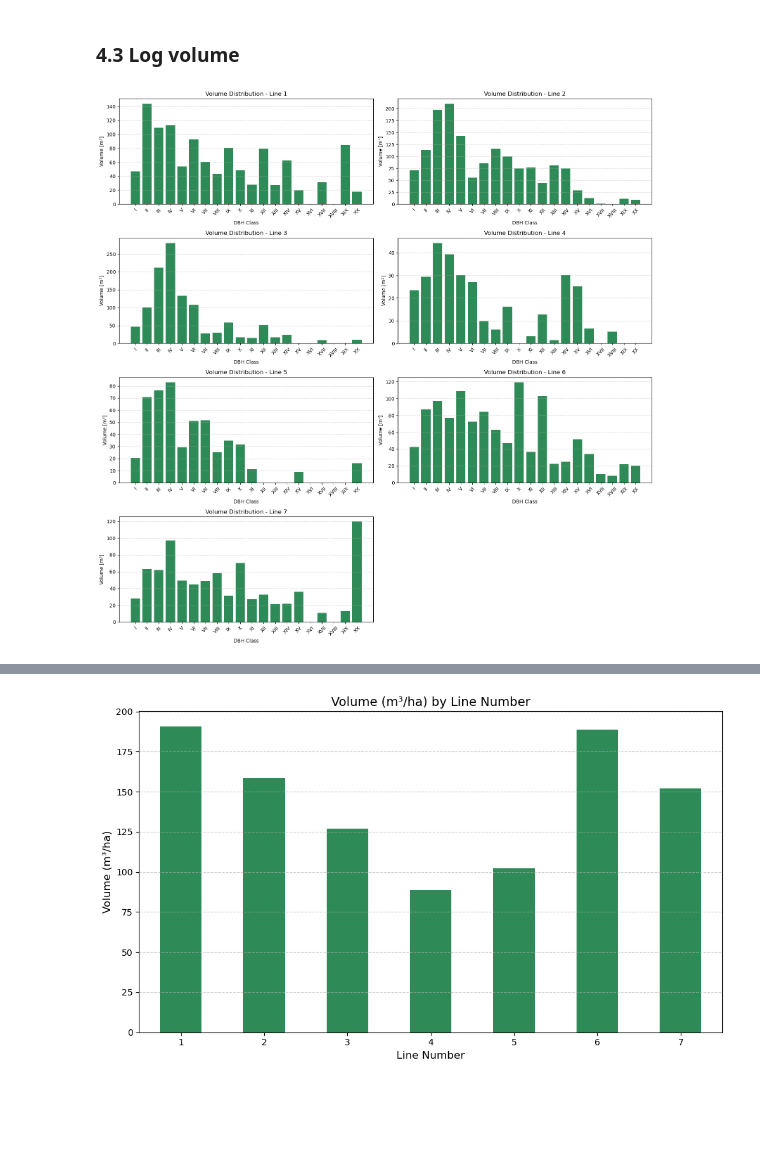
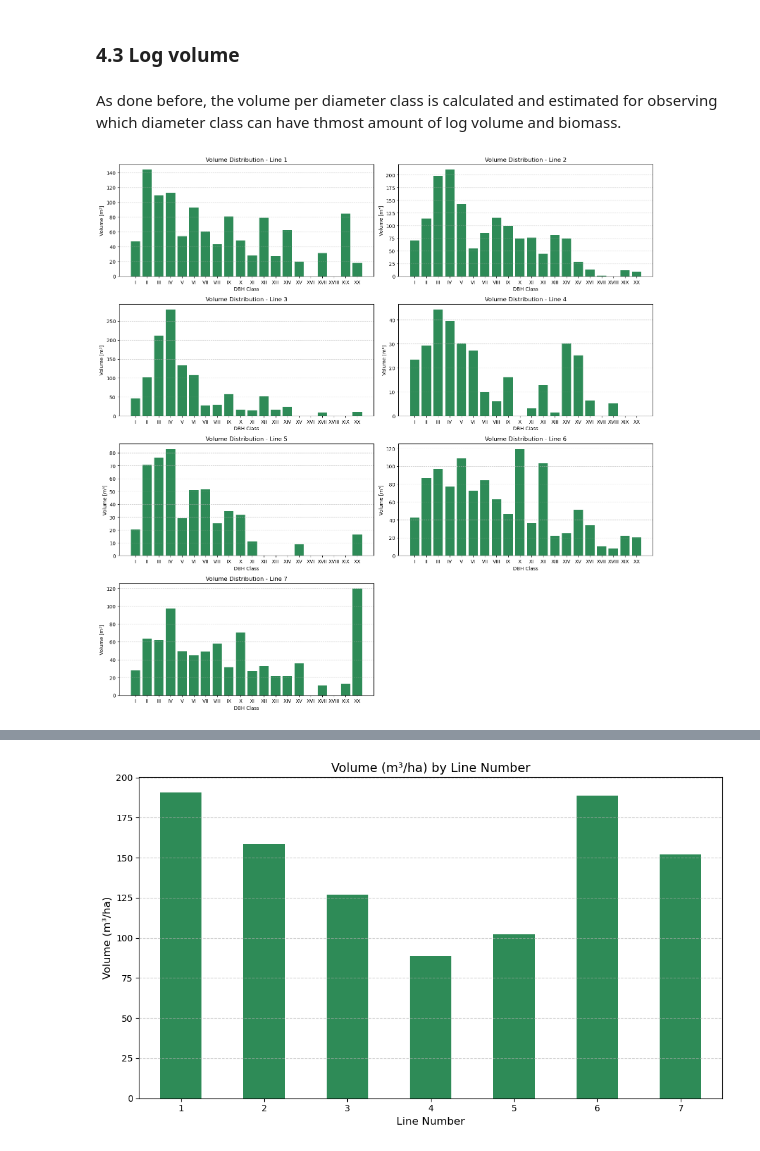
Before and after one commit to miguelif92/IVI-ForstEcol, a Jupyter notebook: notebook/2_diameter_distribution.ipynb, the cells around one changed output, grey strips where cells are left out. Cells and saved outputs as stored; diff of their text form; code cells hidden in the pictures; blank space fills up the shorter version.

```diff
--- a/notebook/2_diameter_distribution.ipynb
+++ b/notebook/2_diameter_distribution.ipynb
@@ -108,7 +113,7 @@ for i, line_num in enumerate(range(1, 8)):
     axes[i].set_ylabel('Number of Trees')
     axes[i].set_title(f'Diameter Distribution - Line {line_num}')
     axes[i].set_xticks(range(len(dbh_class_counts)))
-    axes[i].set_xticklabels(dbh_class_counts.index, rotation=45)
+    axes[i].set_xticklabels(dbh_class_counts.index, rotation=0)
     axes[i].grid(axis='y', linestyle='--', alpha=0.6)
 
 # Hide the last empty subplot
@@ -150,7 +161,7 @@ for i, line_num in enumerate(range(1, 8)):
     axes[i].set_ylabel('Number of Trees per ha')
     axes[i].set_title(f'Diameter Distribution per ha - Line {line_num}')
     axes[i].set_xticks(range(len(dbh_per_ha)))
-    axes[i].set_xticklabels(dbh_per_ha.index, rotation=45)
+    axes[i].set_xticklabels(dbh_per_ha.index, rotation=0)
     axes[i].grid(axis='y', linestyle='--', alpha=0.6)
 
 # Hide the last empty subplot
@@ -204,7 +224,7 @@ for i, line_num in enumerate(range(1, 8)):
     axes[i].set_ylabel('Basal Area [m²]')
     axes[i].set_title(f'Basal Area Distribution - Line {line_num}')
     axes[i].set_xticks(range(len(basal_area_by_class)))
-    axes[i].set_xticklabels(basal_area_by_class.index, rotation=45)
+    axes[i].set_xticklabels(basal_area_by_class.index, rotation=0)
     axes[i].grid(axis='y', linestyle='--', alpha=0.6)
 
 # Hide the last empty subplot
@@ -251,7 +273,7 @@ for i, line_num in enumerate(range(1, 8)):
     axes[i].set_ylabel('Basal Area per ha [m²/ha]')
     axes[i].set_title(f'Basal Area per ha - Line {line_num}')
     axes[i].set_xticks(range(len(ba_per_ha)))
-    axes[i].set_xticklabels(ba_per_ha.index, rotation=45)
+    axes[i].set_xticklabels(ba_per_ha.index, rotation=0)
     axes[i].grid(axis='y', linestyle='--', alpha=0.6)
 
 # Hide the last empty subplot
@@ -318,26 +347,28 @@ plt.show()
 # %% [markdown]
 ### 4.3 Log volume
+# %% [markdown]
+As done before, the volume per diameter class is calculated and estimated for observing which diameter class can have thmost amount of log volume and biomass.
 # %%
 # Create a 4x2 matrix of subplots for Volume by DBH Class for each line number
 fig, axes = plt.subplots(4, 2, figsize=(16, 16))
 axes = axes.flatten()
 
 for i, line_num in enumerate(range(1, 8)):
     line_data = df[df["Line Number"] == line_num]
     basal_area_by_class = line_data.groupby("DBH Class")["Volume [m3]"].sum().sort_index()
 
     axes[i].bar(range(len(basal_area_by_class)), basal_area_by_class.values, color='#2E8B57')
     axes[i].set_xlabel('DBH Class')
     axes[i].set_ylabel('Volume [m³]')
     axes[i].set_title(f'Volume Distribution - Line {line_num}')
     axes[i].set_xticks(range(len(basal_area_by_class)))
-    axes[i].set_xticklabels(basal_area_by_class.index, rotation=45)
+    axes[i].set_xticklabels(basal_area_by_class.index, rotation=0)
     axes[i].grid(axis='y', linestyle='--', alpha=0.6)
 
 # Hide the last empty subplot
 axes[7].set_visible(False)
 
 plt.tight_layout()
 plt.show()
 # %% [output]
-[figure, old version]
+[figure, new version]
```
Also changed, not shown: parts of 22 cells of this notebook.
